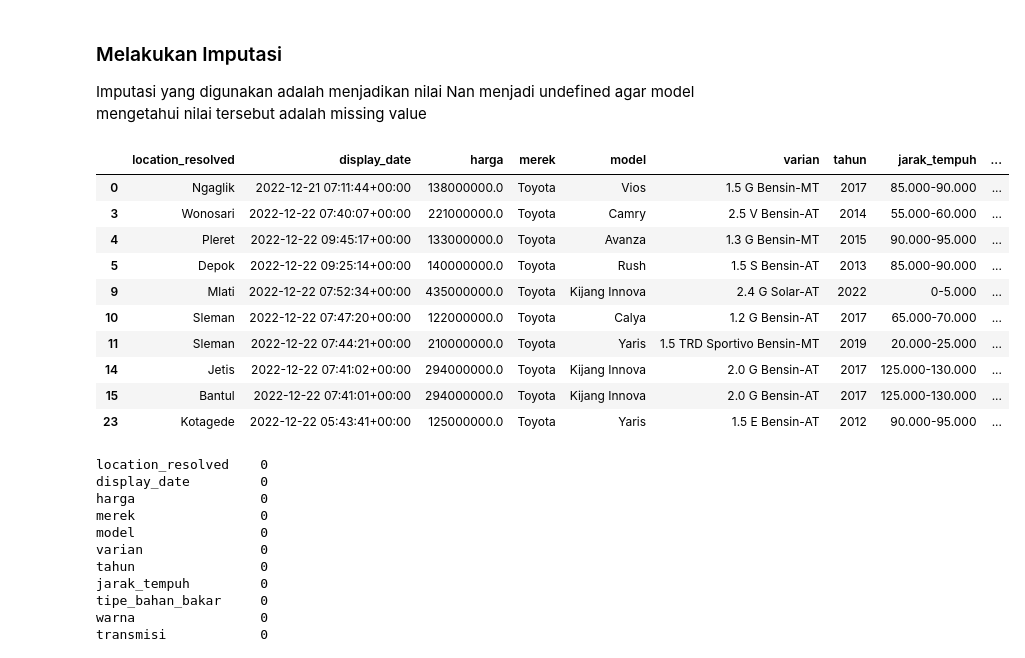
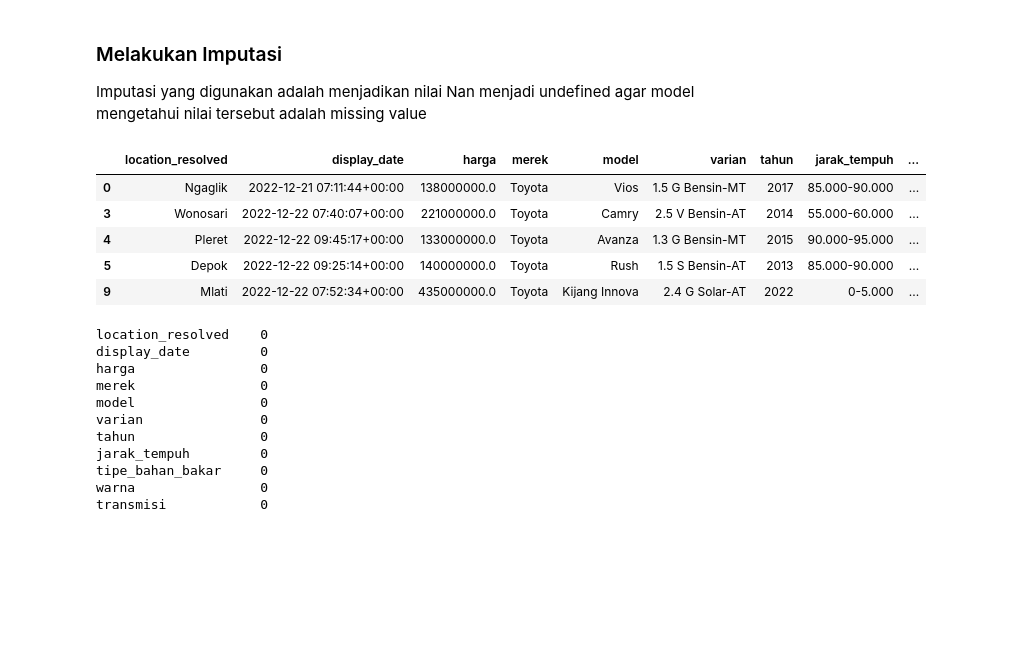
Before and after one commit to artso17/olxdatascience, a Jupyter notebook: notebook.ipynb, the cells around one changed output. Cells and saved outputs as stored; diff of their text form; code cells hidden in the pictures; blank space fills up the shorter version.

```diff
--- a/notebook.ipynb
+++ b/notebook.ipynb
@@ -533,19 +534,14 @@ for col in colcat:
     df[col]=df[col].fillna('undefined')
 # %%
 # Menampilkan data setelah dilakukan imputasi
-df.head(10)
+df.head(5)
 # %% [output]
 |  | location_resolved | display_date | harga | merek | model | varian | tahun | jarak_tempuh | ... |
 | 0 | Ngaglik | 2022-12-21 07:11:44+00:00 | 138000000.0 | Toyota | Vios | 1.5 G Bensin-MT | 2017 | 85.000-90.000 | ... |
 | 3 | Wonosari | 2022-12-22 07:40:07+00:00 | 221000000.0 | Toyota | Camry | 2.5 V Bensin-AT | 2014 | 55.000-60.000 | ... |
 | 4 | Pleret | 2022-12-22 09:45:17+00:00 | 133000000.0 | Toyota | Avanza | 1.3 G Bensin-MT | 2015 | 90.000-95.000 | ... |
 | 5 | Depok | 2022-12-22 09:25:14+00:00 | 140000000.0 | Toyota | Rush | 1.5 S Bensin-AT | 2013 | 85.000-90.000 | ... |
 | 9 | Mlati | 2022-12-22 07:52:34+00:00 | 435000000.0 | Toyota | Kijang Innova | 2.4 G Solar-AT | 2022 | 0-5.000 | ... |
-| 10 | Sleman | 2022-12-22 07:47:20+00:00 | 122000000.0 | Toyota | Calya | 1.2 G Bensin-AT | 2017 | 65.000-70.000 | ... |
-| 11 | Sleman | 2022-12-22 07:44:21+00:00 | 210000000.0 | Toyota | Yaris | 1.5 TRD Sportivo Bensin-MT | 2019 | 20.000-25.000 | ... |
-| 14 | Jetis | 2022-12-22 07:41:02+00:00 | 294000000.0 | Toyota | Kijang Innova | 2.0 G Bensin-AT | 2017 | 125.000-130.000 | ... |
-| 15 | Bantul | 2022-12-22 07:41:01+00:00 | 294000000.0 | Toyota | Kijang Innova | 2.0 G Bensin-AT | 2017 | 125.000-130.000 | ... |
-| 23 | Kotagede | 2022-12-22 05:43:41+00:00 | 125000000.0 | Toyota | Yaris | 1.5 E Bensin-AT | 2012 | 90.000-95.000 | ... |
 # %%
 # df['jarak_tempuh_clean']=df.jarak_tempuh.str.replace('>300.000','300000-300001',regex=False)
 # df.jarak_tempuh_clean=df.jarak_tempuh_clean.str.replace('.','',regex=False)
```
Also changed, not shown: parts of 37 cells of this notebook.
